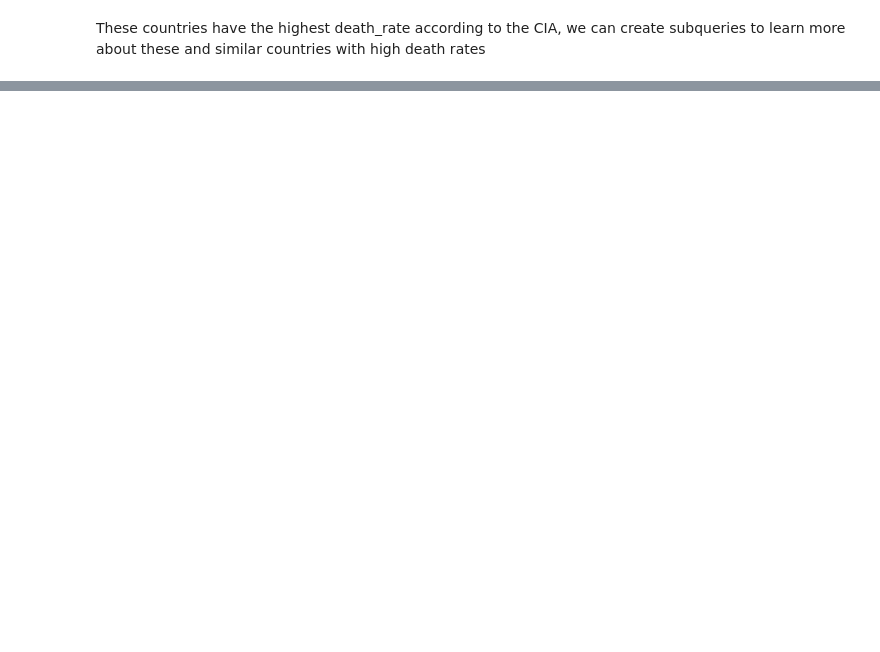
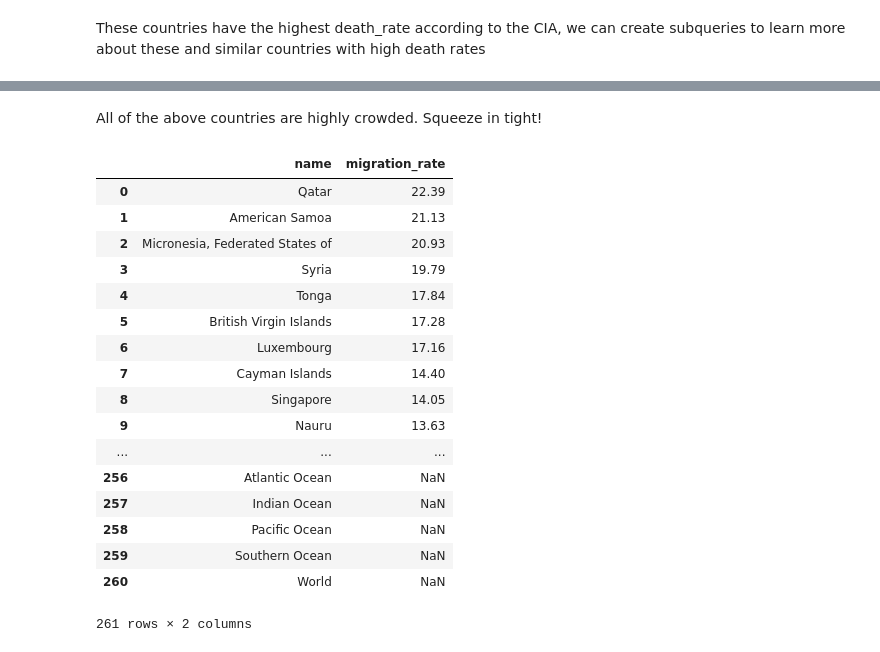
Before and after one commit to xander-bennett/CIA-Factbook-SQLite, a Jupyter notebook: CIA.ipynb, the cells around one changed output, grey strips where cells are left out. Drawn from its saved outputs; the diff is of its cells as text; code cells hidden in the pictures; blank space fills up the shorter version.

```diff
--- a/CIA.ipynb
+++ b/CIA.ipynb
@@ -169,0 +192,29 @@ It's good that we're seeing the EU as part of this, that means we definitely hav
+# %% [markdown]
+All of the above countries are highly crowded. Squeeze in tight!
+# %%
+# Lets also look at immigration. Who is going where?
+q10 = '''
+SELECT name, migration_rate
+FROM FACTS
+ORDER BY migration_rate DESC
+'''
+pd.read_sql_query(q10, conn)
+# %% [output]
+|  | name | migration_rate |
+| 0 | Qatar | 22.39 |
+| 1 | American Samoa | 21.13 |
+| 2 | Micronesia, Federated States of | 20.93 |
+| 3 | Syria | 19.79 |
+| 4 | Tonga | 17.84 |
+| 5 | British Virgin Islands | 17.28 |
+| 6 | Luxembourg | 17.16 |
+| 7 | Cayman Islands | 14.40 |
+| 8 | Singapore | 14.05 |
+| 9 | Nauru | 13.63 |
+| ... | ... | ... |
+| 256 | Atlantic Ocean | NaN |
+| 257 | Indian Ocean | NaN |
+| 258 | Pacific Ocean | NaN |
+| 259 | Southern Ocean | NaN |
+| 260 | World | NaN |
+261 rows × 2 columns
```
Also changed, not shown: parts of 6 cells of this notebook.
